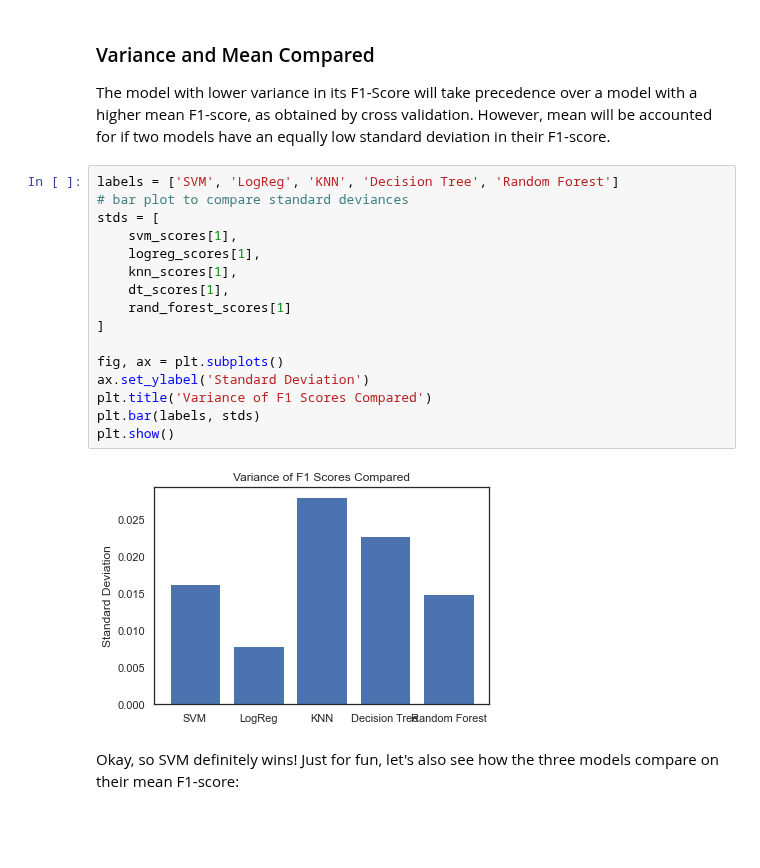
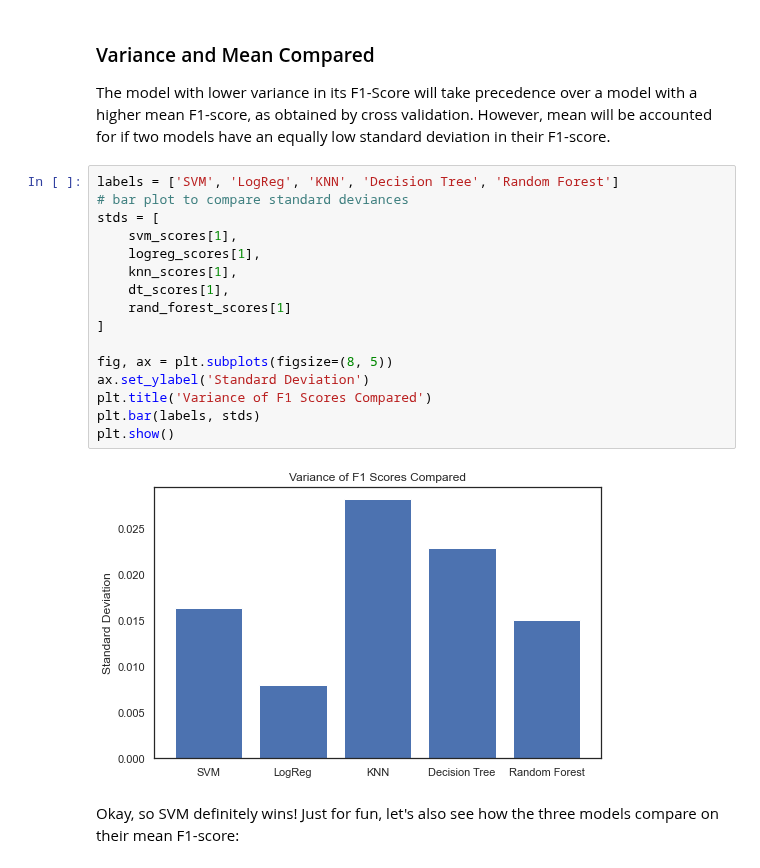
Before and after one commit to UPstartDeveloper/bookstore-classifier, a Jupyter notebook: classifications.ipynb, the cells around one changed output. Saved outputs shown, nothing was run; the diff lists cells and outputs as text; blank space fills up the shorter version.

```diff
--- a/classifications.ipynb
+++ b/classifications.ipynb
@@ -1709,21 +1709,21 @@ The model with lower variance in its F1-Score will take precedence over a model
 # %%
 labels = ['SVM', 'LogReg', 'KNN', 'Decision Tree', 'Random Forest']
 # bar plot to compare standard deviances
 stds = [
     svm_scores[1],
     logreg_scores[1],
     knn_scores[1],
     dt_scores[1],
     rand_forest_scores[1]
 ]
 
-fig, ax = plt.subplots()
+fig, ax = plt.subplots(figsize=(8, 5))
 ax.set_ylabel('Standard Deviation')
 plt.title('Variance of F1 Scores Compared')
 plt.bar(labels, stds)
 plt.show()
 # %% [output]
-[figure, old version]
+[figure, new version]
 # %% [markdown]
 Okay, so SVM definitely wins!
 Just for fun, let's also see how the three models compare on their mean F1-score:
```
Also changed, not shown: parts of 2 cells of this notebook.
